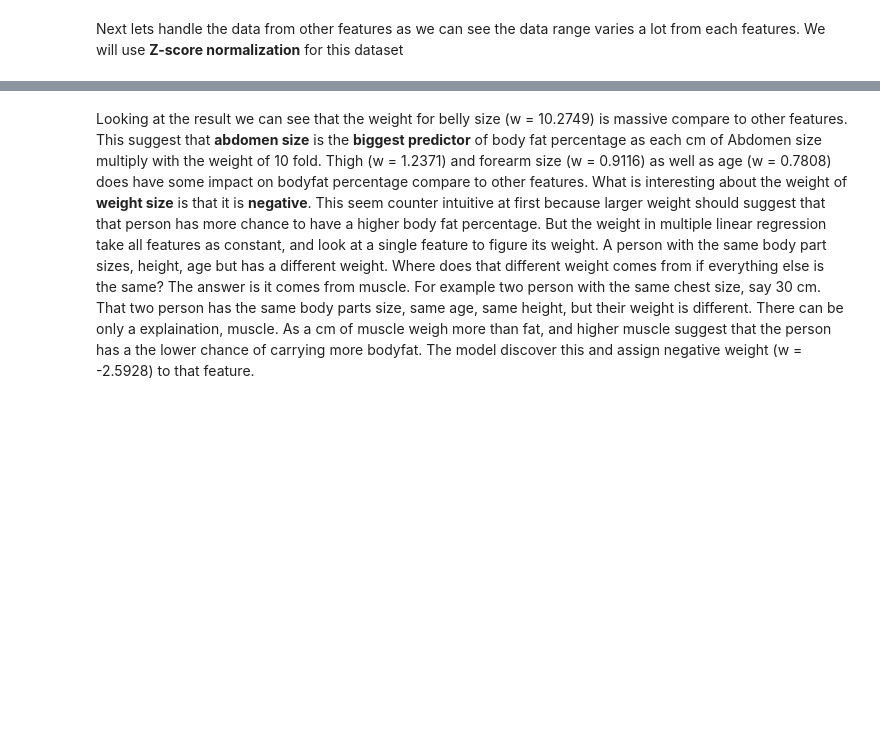
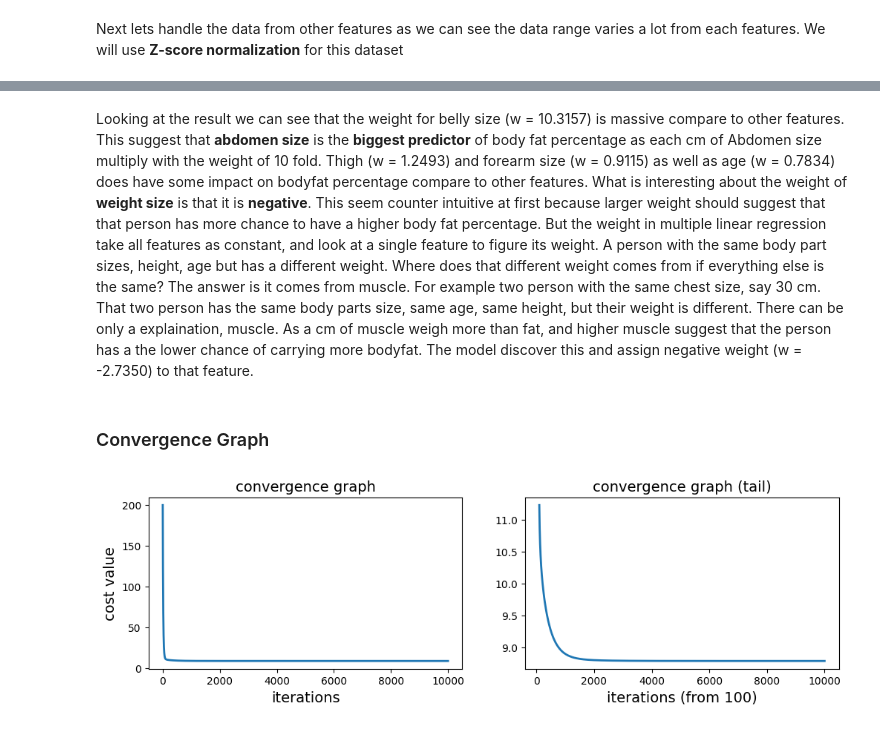
Before and after one commit to baokowjbu-oss/custom-gradient-descent-multiple-regression, a Jupyter notebook: notebook/customBGD_bodyfat.ipynb, the cells around one changed output, grey strips where cells are left out. Drawn from its saved outputs; the diff is of its cells as text; code cells hidden in the pictures; blank space fills up the shorter version.

```diff
--- a/notebook/customBGD_bodyfat.ipynb
+++ b/notebook/customBGD_bodyfat.ipynb
@@ -66,5 +66,8 @@ We can see that almost all features (except Density) have positive linear relati
 <b>However</b> the bodyfat vs density graph form an almost perfect straight line, this is because the bodyfat in this dataset is directly computed using density. This means that if we try to run gradient descent on this dataset, then it would completely ignore the other features and would make their weights a very small number close to 0 and make the weight of density a very large one. Thus because we would want to predict bodyfat using the other measurements (as not everyone has a hundred thousand of dollar equipment to measure their density), therefore we would want to drop the density column.
 # %%
+insurance_df = insurance_df[insurance_df["Height"] > 40]
+x_train = insurance_df.drop(columns = "BodyFat", inplace= False)
+y_train = insurance_df["BodyFat"]
 x_train.drop(columns= "Density", inplace = True)
 headers = x_train.columns.to_list()
 # %% [markdown]
@@ -76,4 +79,4 @@ from sklearn import preprocessing
 
 scaler = preprocessing.StandardScaler()
 scaler.fit(x_train)
-x_train = scaler.transform(x_train)
+x_train_np = scaler.transform(x_train)
@@ -85,14 +91,14 @@ import sys
 
 sys.path.append(os.path.abspath(os.path.join("..")))
 # %%
-from src.bgd_regressor import BGDRegression
+from src.bgd_regressor import BGDRegression #get our custom gradient descent class
 import numpy as np
 
 bgd_regress = BGDRegression()
 alpha = 0.03
 num_iteration = 10000
-m, n = x_train.shape
+m, n = x_train_np.shape
 w = np.zeros((n,))
 b = 0.0
-w, b, J_hist, w_b_hist = bgd_regress.run_bgd_regressor(x_train, y_train, w, b, alpha, num_iteration)
+w, b, J_hist, w_b_hist = bgd_regress.run_bgd_regressor(x_train_np, y_train, w, b, alpha, num_iteration)
 # %% [output]
@@ -131,2 +137,16 @@ bias b = 19.1508
 # %% [markdown]
-Looking at the result we can see that the weight for belly size (w = 10.2749) is massive compare to other features. This suggest that <b>abdomen size</b> is the <b>biggest predictor</b> of body fat percentage as each cm of Abdomen size multiply with the weight of 10 fold. Thigh (w = 1.2371) and forearm size (w = 0.9116) as well as age (w = 0.7808) does have some impact on bodyfat percentage compare to other features. What is interesting about the weight of <b>weight size</b> is that it is <b>negative</b>. This seem counter intuitive at first because larger weight should suggest that that person has more chance to have a higher body fat percentage. But the weight in multiple linear regression take all features as constant, and look at a single feature to figure its weight. A person with the same body part sizes, height, age but has a different weight. Where does that different weight comes from if everything else is the same? The answer is it comes from muscle. For example two person with the same chest size, say 30 cm. That two person has the same body parts size, same age, same height, but their weight is different. There can be only a explaination, muscle. As a cm of muscle weigh more than fat, and higher muscle suggest that the person has a the lower chance of carrying more bodyfat. The model discover this and assign negative weight (w = -2.5928) to that feature.
+Looking at the result we can see that the weight for belly size (w = 10.3157) is massive compare to other features. This suggest that <b>abdomen size</b> is the <b>biggest predictor</b> of body fat percentage as each cm of Abdomen size multiply with the weight of 10 fold. Thigh (w = 1.2493) and forearm size (w = 0.9115) as well as age (w = 0.7834) does have some impact on bodyfat percentage compare to other features. What is interesting about the weight of <b>weight size</b> is that it is <b>negative</b>. This seem counter intuitive at first because larger weight should suggest that that person has more chance to have a higher body fat percentage. But the weight in multiple linear regression take all features as constant, and look at a single feature to figure its weight. A person with the same body part sizes, height, age but has a different weight. Where does that different weight comes from if everything else is the same? The answer is it comes from muscle. For example two person with the same chest size, say 30 cm. That two person has the same body parts size, same age, same height, but their weight is different. There can be only a explaination, muscle. As a cm of muscle weigh more than fat, and higher muscle suggest that the person has a the lower chance of carrying more bodyfat. The model discover this and assign negative weight (w = -2.7350) to that feature.
+# %% [markdown]
+<h3>Convergence Graph</h3>
+# %%
+fig, (ax1, ax2) = plt.subplots(1, 2, figsize = (12,3))
+ax1.plot(np.arange(len(J_hist)), J_hist, linewidth = 2.0)
+ax1.set_xlabel("iterations", fontsize = 14)
+ax1.set_ylabel("cost value", fontsize = 14)
+ax1.set_title("convergence graph", fontsize = 14)
+ax2.plot(100 + np.arange(len(J_hist[100:])), J_hist[100:], linewidth = 2.0)
+ax2.set_xlabel("iterations (from 100)", fontsize = 14)
+ax2.set_title("convergence graph (tail)", fontsize = 14)
+plt.show()
+# %% [output]
+[figure, added]
```
Also changed, not shown: parts of 9 cells of this notebook.
